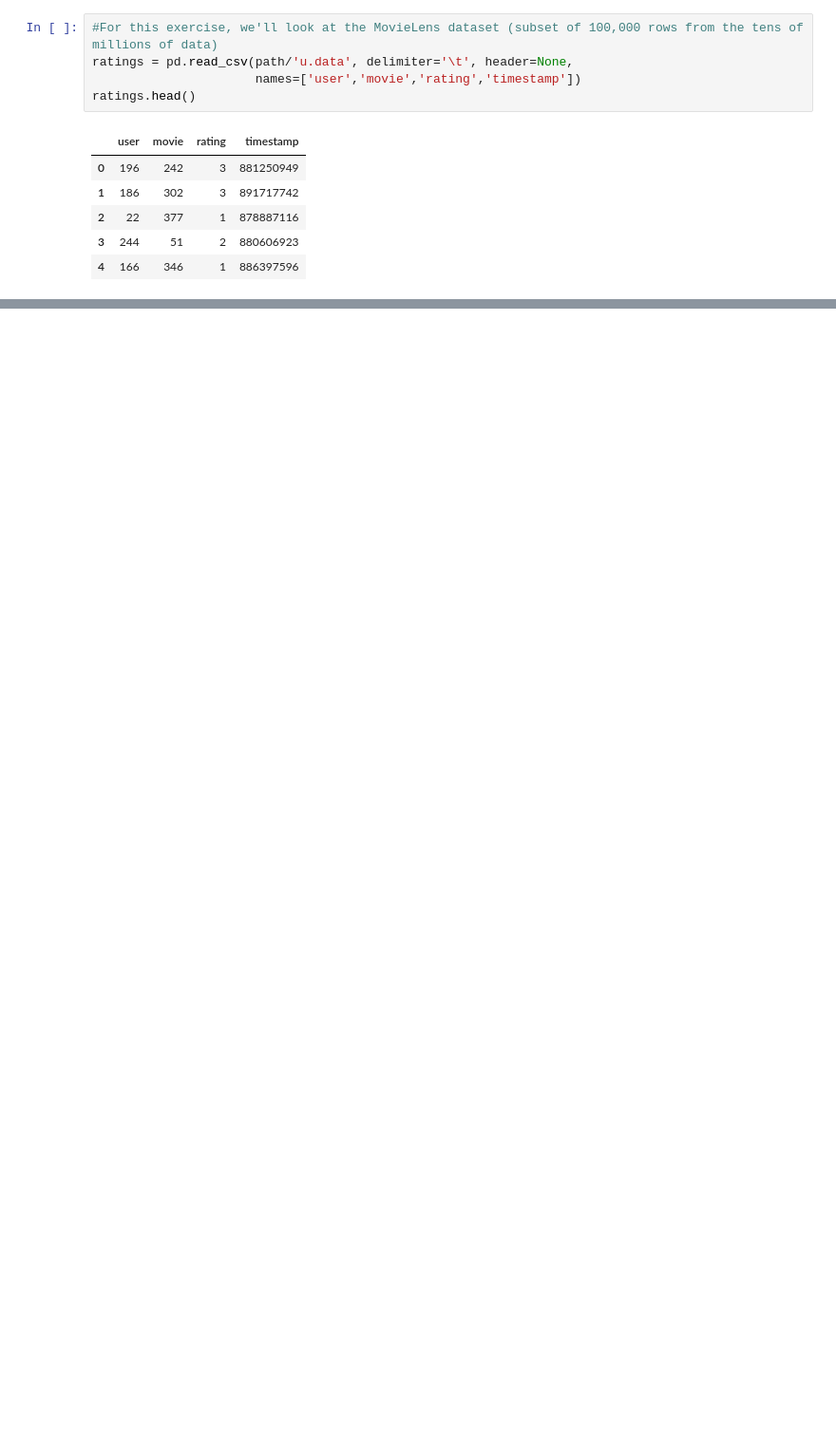
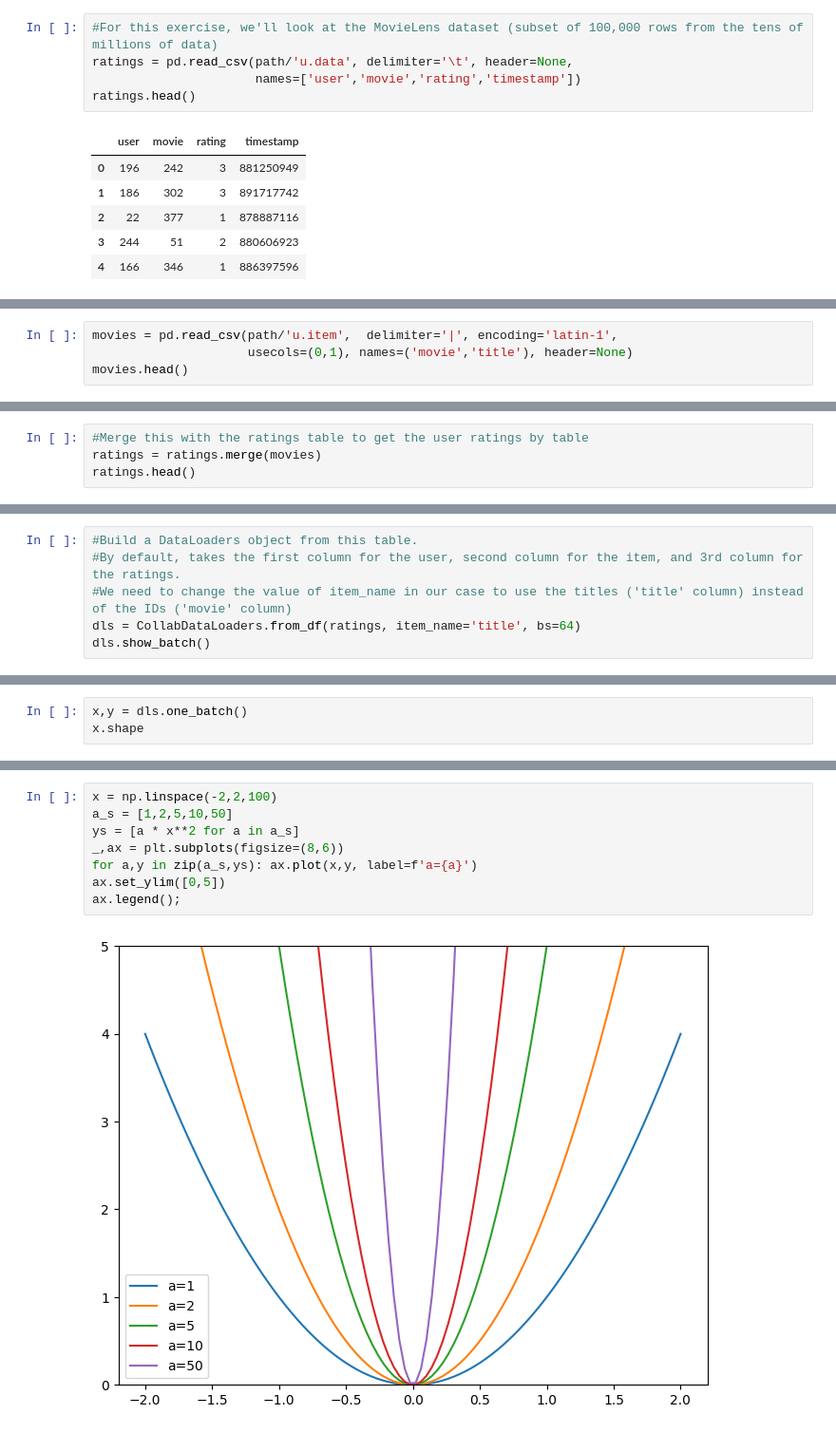
Before and after one commit to choi-b/fastai_practicaldeeplearning, a Jupyter notebook: 7. Collaborative Filtering.ipynb, the cells around one changed output, grey strips where cells are left out. Shown at 95% size. Saved outputs shown, nothing was run; the diff lists cells and outputs as text; blank space fills up the shorter version.

Commit message:
Completed Collaborative Filtering Part One 4.22.2024

```diff
--- a/7. Collaborative Filtering.ipynb
+++ b/7. Collaborative Filtering.ipynb
@@ -28,0 +56,4 @@ ratings.head()
+# %%
+movies = pd.read_csv(path/'u.item',  delimiter='|', encoding='latin-1',
+                     usecols=(0,1), names=('movie','title'), header=None)
+movies.head()
@@ -28,0 +67,4 @@ ratings.head()
+# %%
+#Merge this with the ratings table to get the user ratings by table
+ratings = ratings.merge(movies)
+ratings.head()
@@ -28,0 +78,6 @@ ratings.head()
+# %%
+#Build a DataLoaders object from this table.
+#By default, takes the first column for the user, second column for the item, and 3rd column for the ratings.
+#We need to change the value of item_name in our case to use the titles ('title' column) instead of the IDs ('movie' column)
+dls = CollabDataLoaders.from_df(ratings, item_name='title', bs=64)
+dls.show_batch()
@@ -28,0 +128,3 @@ ratings.head()
+# %%
+x,y = dls.one_batch()
+x.shape
@@ -28,0 +212,10 @@ ratings.head()
+# %%
+x = np.linspace(-2,2,100)
+a_s = [1,2,5,10,50]
+ys = [a * x**2 for a in a_s]
+_,ax = plt.subplots(figsize=(8,6))
+for a,y in zip(a_s,ys): ax.plot(x,y, label=f'a={a}')
+ax.set_ylim([0,5])
+ax.legend();
+# %% [output]
+[figure, added]
```
Also changed, not shown: parts of 27 cells of this notebook.
